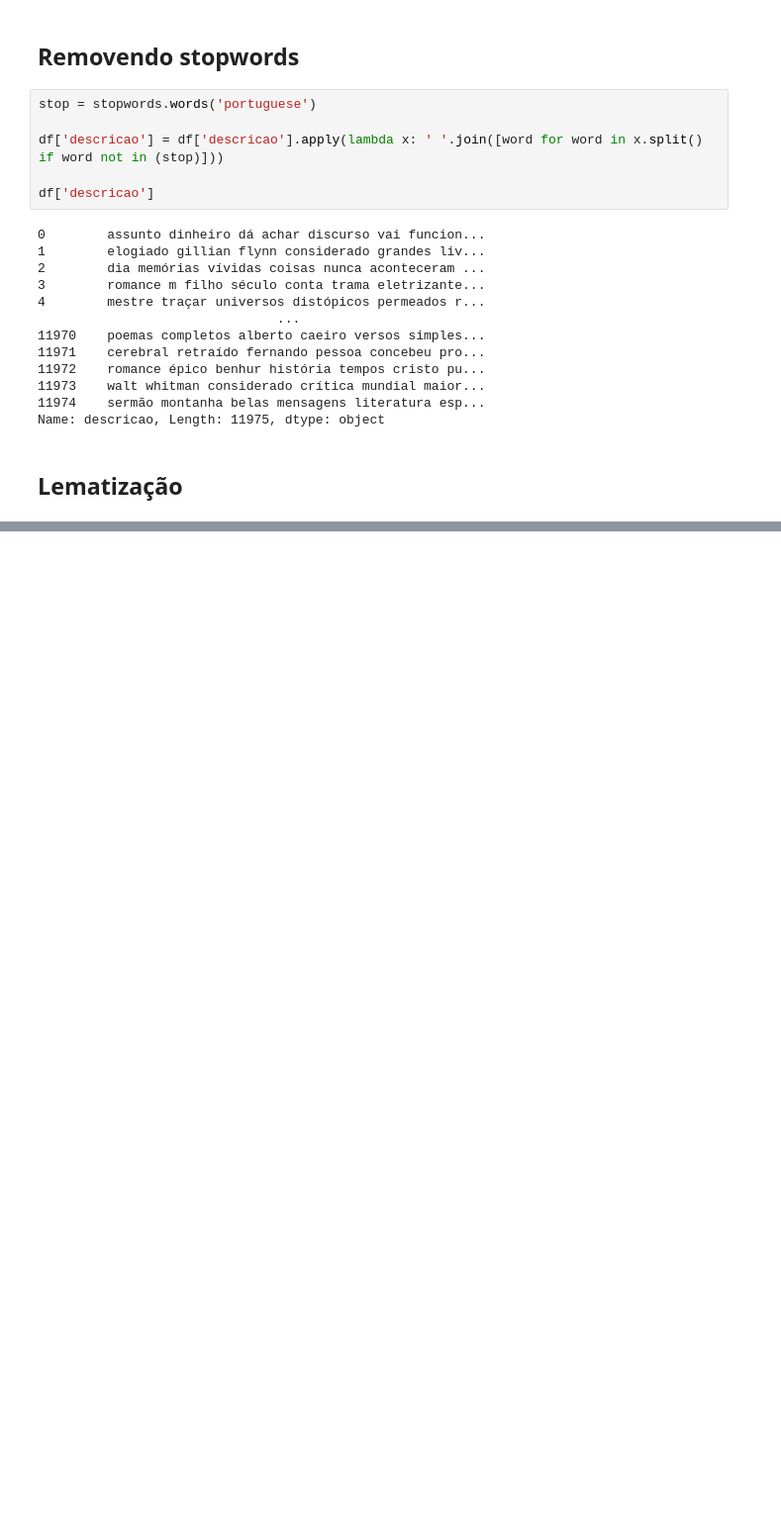
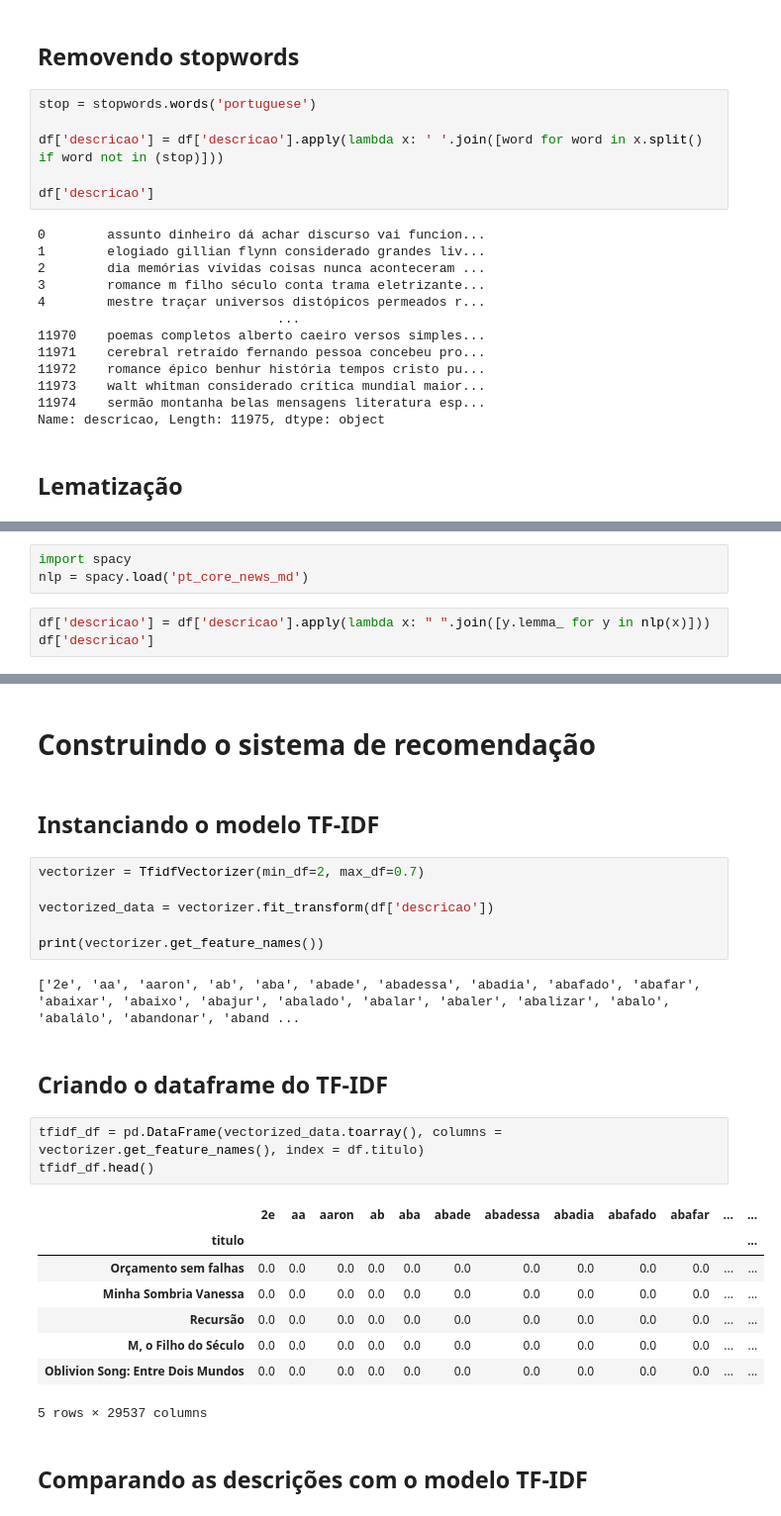
Before and after one commit to rodrigocan/sistema-recomendacao, a Jupyter notebook: recsys.ipynb, the cells around one changed output, grey strips where cells are left out. Shown at 99% size. Saved outputs shown, nothing was run; the diff lists cells and outputs as text; blank space fills up the shorter version.

Commit message:
Finalização do sistema de recomendação

```diff
--- a/recsys.ipynb
+++ b/recsys.ipynb
@@ -169,0 +129,6 @@ nlp_stanza("O rato roeu a roupa do rei de roma.")
+# %%
+import spacy
+nlp = spacy.load('pt_core_news_md')
+# %%
+df['descricao'] = df['descricao'].apply(lambda x: " ".join([y.lemma_ for y in nlp(x)]))
+df['descricao']
@@ -169,0 +148,28 @@ nlp_stanza("O rato roeu a roupa do rei de roma.")
+# %% [markdown]
+# Construindo o sistema de recomendação
+# %% [markdown]
+## Instanciando o modelo TF-IDF
+# %%
+vectorizer = TfidfVectorizer(min_df=2, max_df=0.7)
+
+vectorized_data = vectorizer.fit_transform(df['descricao'])
+
+print(vectorizer.get_feature_names())
+# %% [output]
+['2e', 'aa', 'aaron', 'ab', 'aba', 'abade', 'abadessa', 'abadia', 'abafado', 'abafar', 'abaixar', 'abaixo', 'abajur', 'abalado', 'abalar', 'abaler', 'abalizar', 'abalo', 'abalálo', 'abandonar', 'aband ...
+# %% [markdown]
+## Criando o dataframe do TF-IDF
+# %%
+tfidf_df = pd.DataFrame(vectorized_data.toarray(), columns = vectorizer.get_feature_names(), index = df.titulo)
+tfidf_df.head()
+# %% [output]
+|  | 2e | aa | aaron | ab | aba | abade | abadessa | abadia | abafado | abafar | ... | ... |
+| titulo |  |  |  |  |  |  |  |  |  |  |  | ... |
+| Orçamento sem falhas | 0.0 | 0.0 | 0.0 | 0.0 | 0.0 | 0.0 | 0.0 | 0.0 | 0.0 | 0.0 | ... | ... |
+| Minha Sombria Vanessa | 0.0 | 0.0 | 0.0 | 0.0 | 0.0 | 0.0 | 0.0 | 0.0 | 0.0 | 0.0 | ... | ... |
+| Recursão | 0.0 | 0.0 | 0.0 | 0.0 | 0.0 | 0.0 | 0.0 | 0.0 | 0.0 | 0.0 | ... | ... |
+| M, o Filho do Século | 0.0 | 0.0 | 0.0 | 0.0 | 0.0 | 0.0 | 0.0 | 0.0 | 0.0 | 0.0 | ... | ... |
+| Oblivion Song: Entre Dois Mundos | 0.0 | 0.0 | 0.0 | 0.0 | 0.0 | 0.0 | 0.0 | 0.0 | 0.0 | 0.0 | ... | ... |
+5 rows × 29537 columns
+# %% [markdown]
+## Comparando as descrições com o modelo TF-IDF
```
Also changed, not shown: parts of 6 cells of this notebook.
